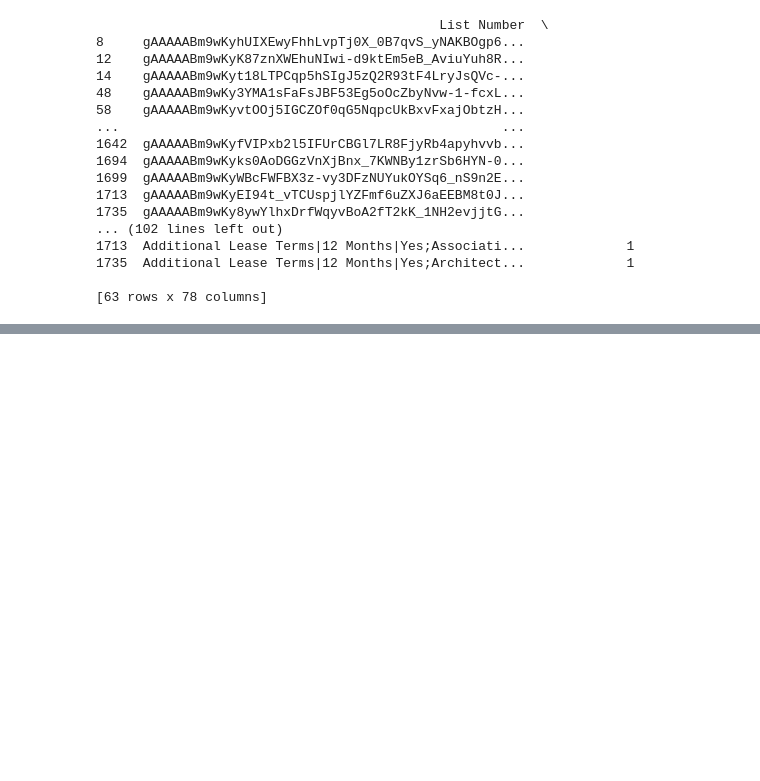
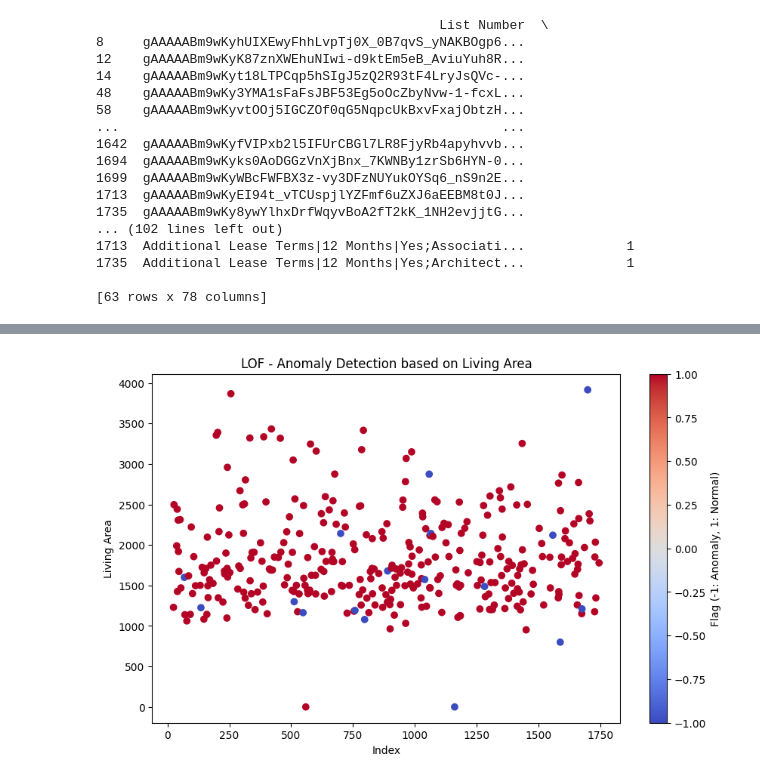
Before and after one commit to MikeMan161/2024-AI4Good-Hackathon, a Jupyter notebook: Apartment_Scam_Detection_Project.ipynb, the cells around one changed output, grey strips where cells are left out. Saved outputs shown, nothing was run; the diff lists cells and outputs as text; code cells hidden in the pictures; blank space fills up the shorter version.

```diff
--- a/Apartment_Scam_Detection_Project.ipynb
+++ b/Apartment_Scam_Detection_Project.ipynb
@@ -638,0 +805,12 @@ print(suspicious_listings)
+# %%
+# LOF Scatter Plot
+plt.figure(figsize=(10, 6))
+plt.scatter(final_df.index, final_df['Living Area'],
+            c=final_df['lof_flag'], cmap='coolwarm', label='Anomaly Score')
+plt.title('LOF - Anomaly Detection based on Living Area')
+plt.xlabel('Index')
+plt.ylabel('Living Area')
+plt.colorbar(label='Flag (-1: Anomaly, 1: Normal)')
+plt.show()
+# %% [output]
+[figure, added]
```
Also changed, not shown: parts of 19 cells of this notebook.
